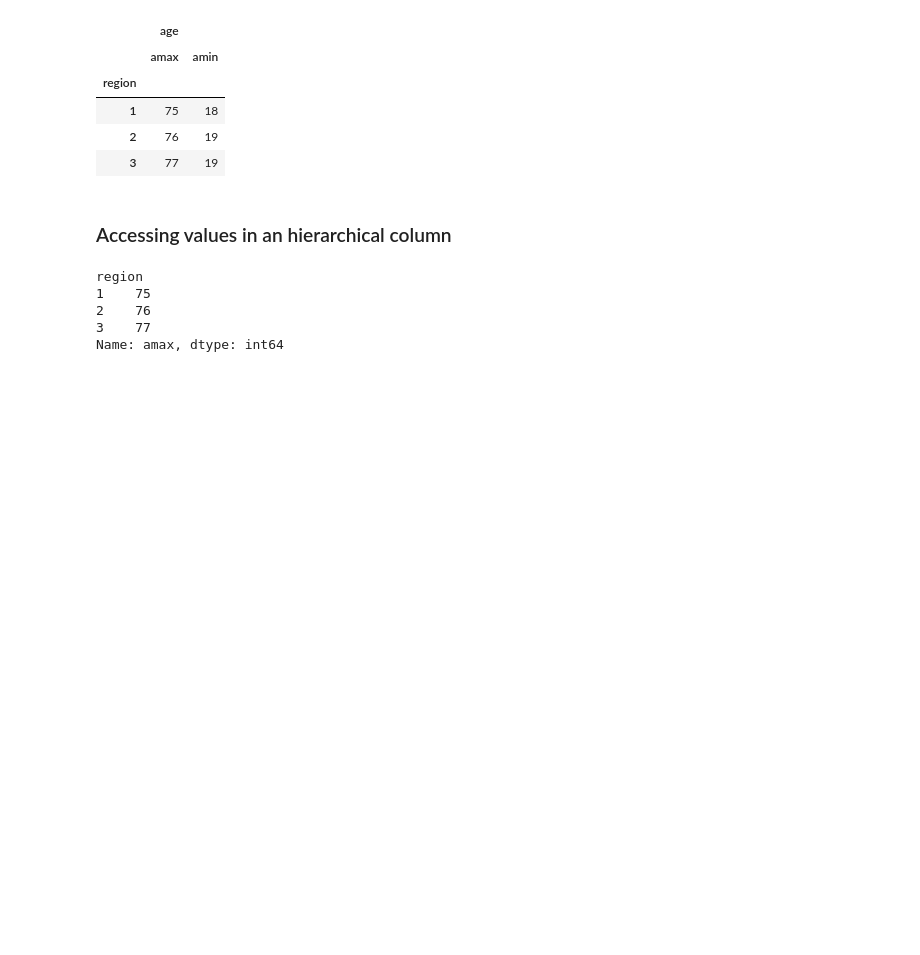
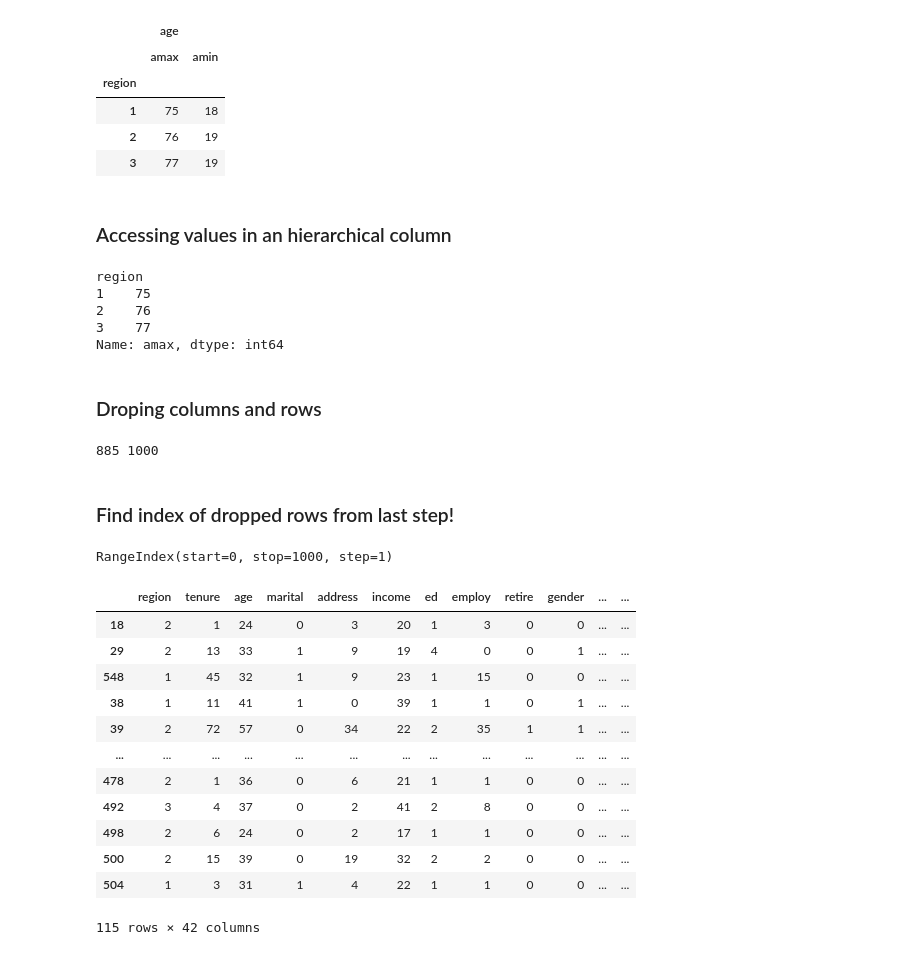
Before and after one commit to ErfanEbrahimiBazaz/python_basics_teachings, a Jupyter notebook: pandas_dataframe_manupulation.ipynb, the cells around one changed output. Saved outputs shown, nothing was run; the diff lists cells and outputs as text; code cells hidden in the pictures; blank space fills up the shorter version.

```diff
--- a/pandas_dataframe_manupulation.ipynb
+++ b/pandas_dataframe_manupulation.ipynb
@@ -254,3 +254,5 @@ region
 2    76
 3    77
 Name: amax, dtype: int64
+# %% [markdown]
+### Droping columns and rows
@@ -256,0 +261,30 @@ Name: amax, dtype: int64
+# %%
+df_ = df_churn.drop_duplicates(subset=['age', 'income'], keep='last')
+print(len(df_), len(df_churn))
+# %% [output]
+885 1000
+# %% [markdown]
+### Find index of dropped rows from last step!
+# %%
+df_churn.index
+# %% [output]
+RangeIndex(start=0, stop=1000, step=1)
+# %%
+idx1 = set(df_churn.index)
+idx2 = set(df_.index)
+idx_diff = idx1.difference(idx2)
+df_churn.iloc[list(idx_diff)]
+# %% [output]
+|  | region | tenure | age | marital | address | income | ed | employ | retire | gender | ... | ... |
+| 18 | 2 | 1 | 24 | 0 | 3 | 20 | 1 | 3 | 0 | 0 | ... | ... |
+| 29 | 2 | 13 | 33 | 1 | 9 | 19 | 4 | 0 | 0 | 1 | ... | ... |
+| 548 | 1 | 45 | 32 | 1 | 9 | 23 | 1 | 15 | 0 | 0 | ... | ... |
+| 38 | 1 | 11 | 41 | 1 | 0 | 39 | 1 | 1 | 0 | 1 | ... | ... |
+| 39 | 2 | 72 | 57 | 0 | 34 | 22 | 2 | 35 | 1 | 1 | ... | ... |
+| ... | ... | ... | ... | ... | ... | ... | ... | ... | ... | ... | ... | ... |
+| 478 | 2 | 1 | 36 | 0 | 6 | 21 | 1 | 1 | 0 | 0 | ... | ... |
+| 492 | 3 | 4 | 37 | 0 | 2 | 41 | 2 | 8 | 0 | 0 | ... | ... |
+| 498 | 2 | 6 | 24 | 0 | 2 | 17 | 1 | 1 | 0 | 0 | ... | ... |
+| 500 | 2 | 15 | 39 | 0 | 19 | 32 | 2 | 2 | 0 | 0 | ... | ... |
+| 504 | 1 | 3 | 31 | 1 | 4 | 22 | 1 | 1 | 0 | 0 | ... | ... |
+115 rows × 42 columns
```
Also changed, not shown: parts of 13 cells of this notebook.
